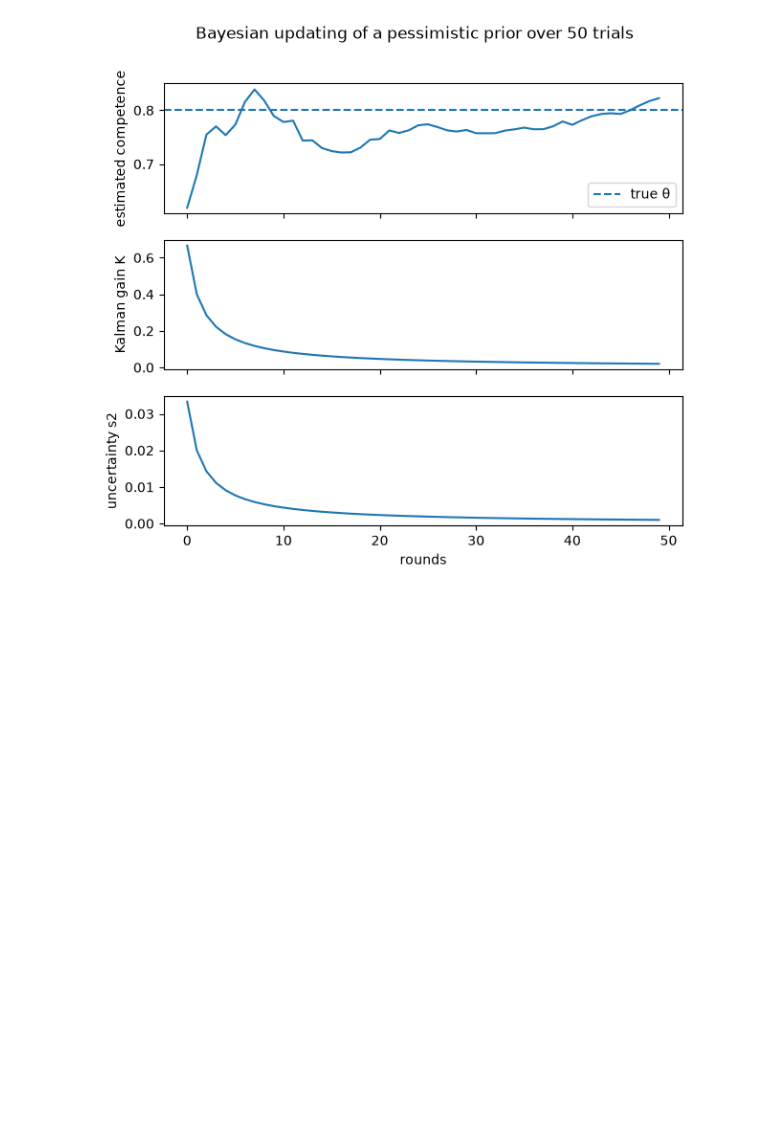
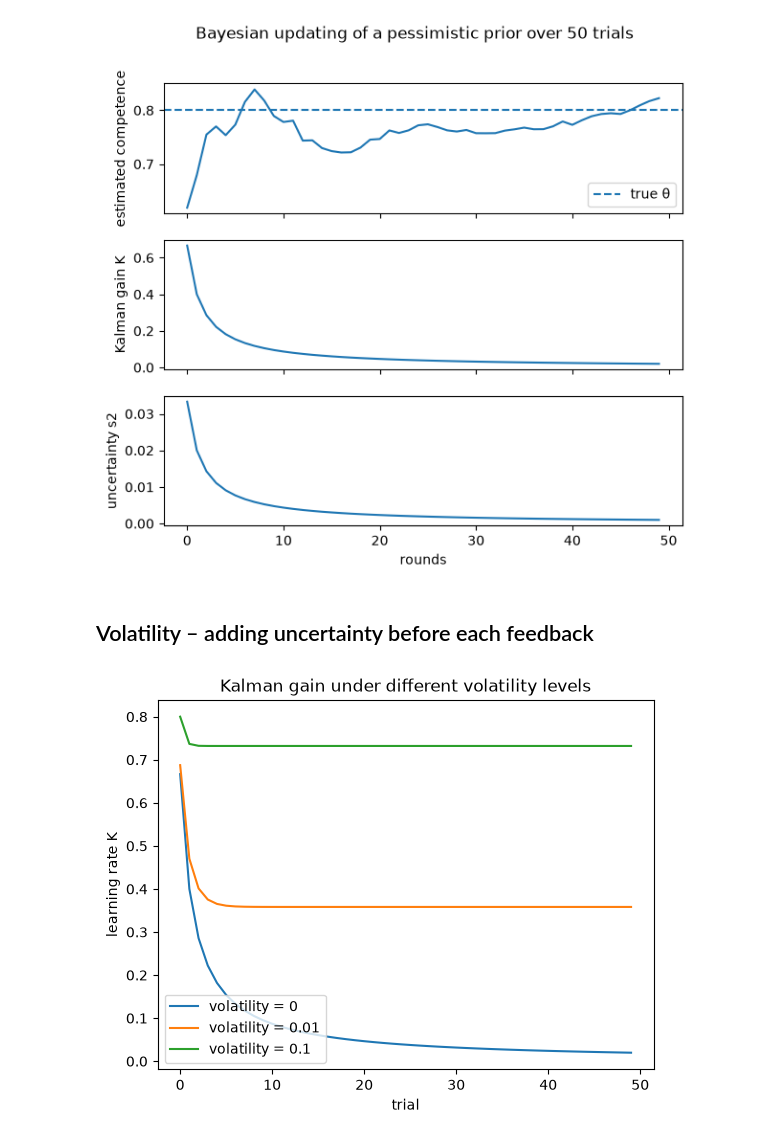
Before and after one commit to louisetatiwa/cognitive-immunization-model, a Jupyter notebook: notebooks/01_bayesian_updating.ipynb, the cells around one changed output. Saved outputs shown, nothing was run; the diff lists cells and outputs as text; code cells hidden in the pictures; blank space fills up the shorter version.

Commit message:
Add volatility simulation

```diff
--- a/notebooks/01_bayesian_updating.ipynb
+++ b/notebooks/01_bayesian_updating.ipynb
@@ -61,3 +63,40 @@ axes[2].set_xlabel("rounds")
 plt.show()
 # %% [output]
 [figure]
+# %% [markdown]
+## Volatility – adding uncertainty before each feedback
+# %%
+# simulating belief updating with an agent with a pessimistic
+# prior, but this time it assumes its competence can change
+# between trials, so before each noisy feedback q is added
+# to its uncertainty s2
+
+def run_simulation(q, n_trials=50):
+    rng = np.random.default_rng(0)
+    theta = 0.8
+    m = 0.2
+    s2 = 0.1
+    sigma2 = 0.05
+    Ks = []
+
+    for t in range(n_trials):
+        s2= s2 + q # adding q to uncertainty
+        y= rng.normal(theta, np.sqrt(sigma2))
+        K= s2/(s2+sigma2)
+        Ks.append(K)
+        m,s2= update_gaussian(m,s2,y,sigma2)
+
+    return Ks
+# %%
+#plotting for different volaitly levels
+
+for q in [0, 0.01, 0.1]:
+    Ks = run_simulation(q)
+    plt.plot(Ks, label=f"volatility = {q}")
+    plt.xlabel("trial")
+plt.ylabel("learning rate K")
+plt.title("Kalman gain under different volatility levels")
+plt.legend()
+plt.show()
+# %% [output]
+[figure, added]
```
Also changed, not shown: parts of 1 cell of this notebook.
